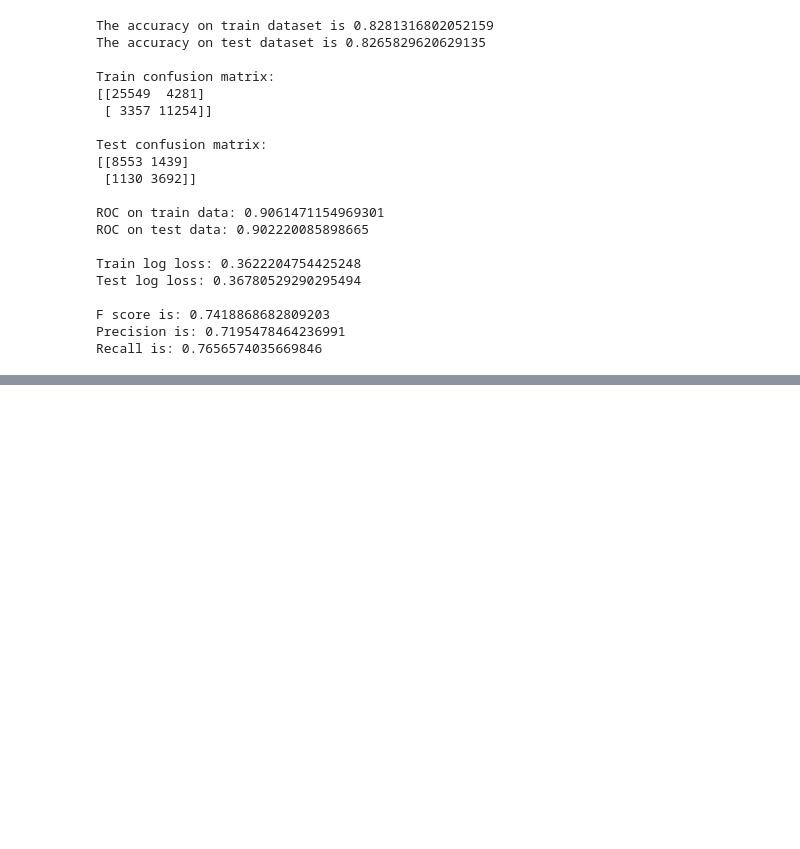
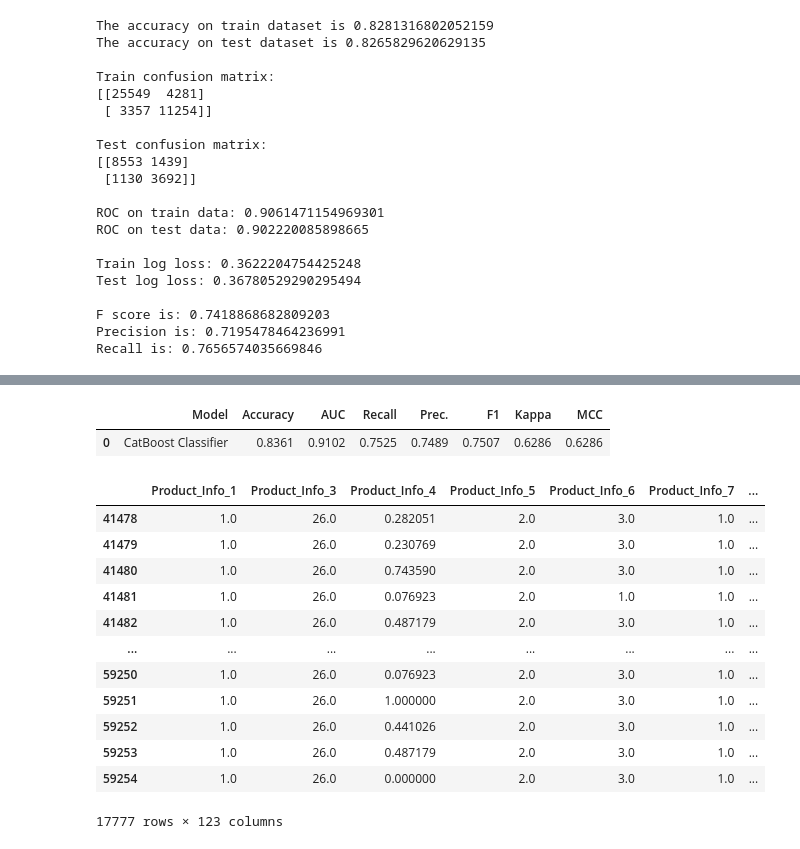
Before and after one commit to RedEyeMikey/Churn-prediction, a Jupyter notebook: churn-prediction.ipynb, the cells around one changed output, grey strips where cells are left out. Saved outputs shown, nothing was run; the diff lists cells and outputs as text; code cells hidden in the pictures; blank space fills up the shorter version.

```diff
--- a/churn-prediction.ipynb
+++ b/churn-prediction.ipynb
@@ -611,0 +704,18 @@ Recall is: 0.6180008295313149
+# %%
+predict_model(best)
+# %% [output]
+|  | Model | Accuracy | AUC | Recall | Prec. | F1 | Kappa | MCC |
+| 0 | CatBoost Classifier | 0.8361 | 0.9102 | 0.7525 | 0.7489 | 0.7507 | 0.6286 | 0.6286 |
+|  | Product_Info_1 | Product_Info_3 | Product_Info_4 | Product_Info_5 | Product_Info_6 | Product_Info_7 | ... |
+| 41478 | 1.0 | 26.0 | 0.282051 | 2.0 | 3.0 | 1.0 | ... |
+| 41479 | 1.0 | 26.0 | 0.230769 | 2.0 | 3.0 | 1.0 | ... |
+| 41480 | 1.0 | 26.0 | 0.743590 | 2.0 | 3.0 | 1.0 | ... |
+| 41481 | 1.0 | 26.0 | 0.076923 | 2.0 | 1.0 | 1.0 | ... |
+| 41482 | 1.0 | 26.0 | 0.487179 | 2.0 | 3.0 | 1.0 | ... |
+| ... | ... | ... | ... | ... | ... | ... | ... |
+| 59250 | 1.0 | 26.0 | 0.076923 | 2.0 | 3.0 | 1.0 | ... |
+| 59251 | 1.0 | 26.0 | 1.000000 | 2.0 | 3.0 | 1.0 | ... |
+| 59252 | 1.0 | 26.0 | 0.441026 | 2.0 | 3.0 | 1.0 | ... |
+| 59253 | 1.0 | 26.0 | 0.487179 | 2.0 | 3.0 | 1.0 | ... |
+| 59254 | 1.0 | 26.0 | 0.000000 | 2.0 | 3.0 | 1.0 | ... |
+17777 rows × 123 columns
```
Also changed, not shown: parts of 26 cells of this notebook, 7 other files.
